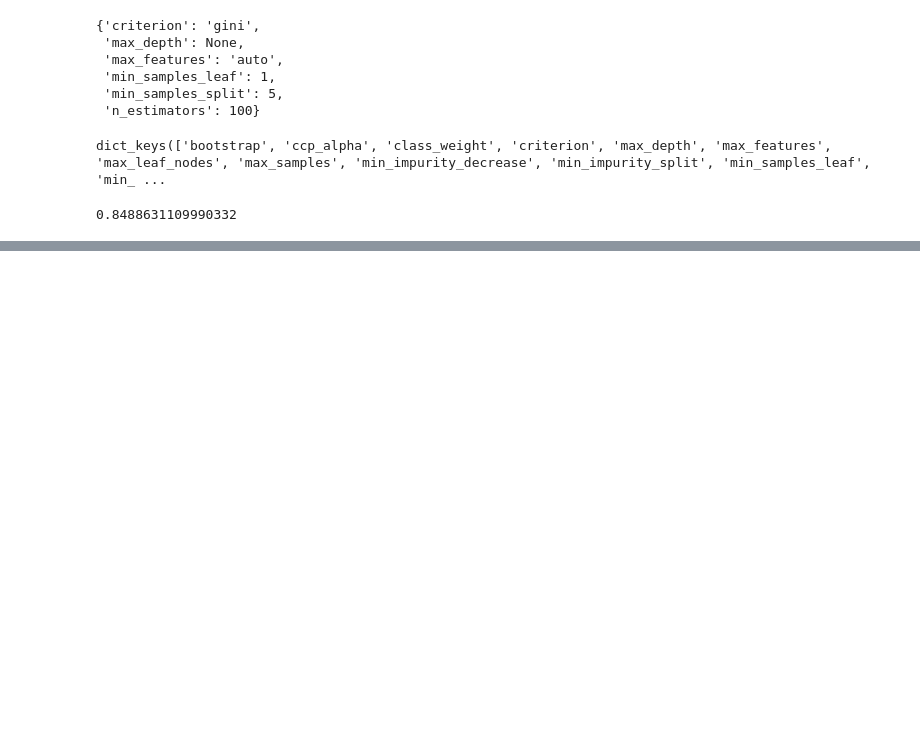
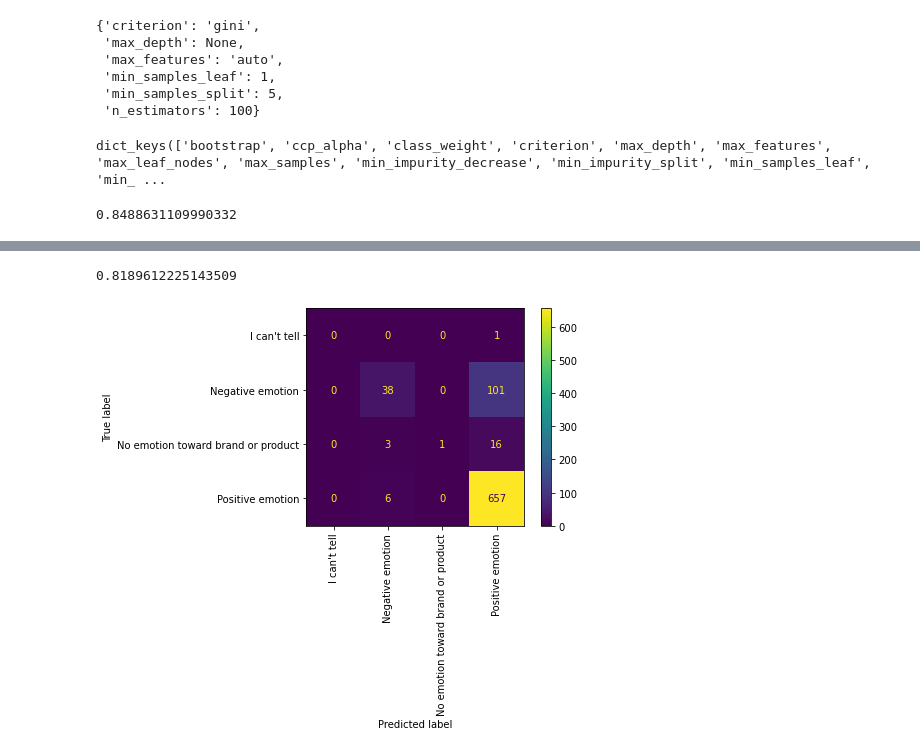
Before and after one commit to feelgd777/nlp-project-4, a Jupyter notebook: Data_Cleaning_Preprocessing-anton-Copy10.ipynb, the cells around one changed output, grey strips where cells are left out. Drawn from its saved outputs; the diff is of its cells as text; code cells hidden in the pictures; blank space fills up the shorter version.

Commit message:
updating notebook with dummy classifier and more info with gridsearch

```diff
--- a/Data_Cleaning_Preprocessing-anton-Copy10.ipynb
+++ b/Data_Cleaning_Preprocessing-anton-Copy10.ipynb
@@ -225,3 +237,7 @@ X_test_vec = cv.transform(X_test['clean_tweets'])
 X_test_vec = pd.DataFrame.sparse.from_spmatrix(X_test_vec)
 X_test_vec.columns = sorted(cv.vocabulary_)
 X_test_vec.set_index(y_test.index, inplace=True)
+# %%
+dc = DummyClassifier(strategy='most_frequent')
+# %%
+dc.fit(X_train_vec, y_train)
@@ -277,7 +301,7 @@ rfc_grid = {'n_estimators':[100, 500, 1000],
             'min_samples_split':[2, 5, 10],
             'max_features':['sqrt','log2','auto']}
 # %%
-rfc_gs = GridSearchCV(estimator=rfc_model, param_grid=rfc_grid, cv=8, n_jobs=-2)
+rfc_gs = GridSearchCV(estimator=rfc_model, param_grid=rfc_grid, scoring='recall', cv=8, n_jobs=-2)
 # %%
 rfc_gs.fit(X_train_vec, y_train)
 # %% [output]
@@ -307,0 +356,9 @@ rfc_gs.best_score_
+# %%
+mean_recall_score_rfc = pd.DataFrame(rfc_gs.cv_results_)['mean_test_score'].mean()
+mean_recall_score_rfc
+# %% [output]
+0.8189612225143509
+# %%
+plot_confusion_matrix(rfc_gs, X_test_vec, y_test, xticks_rotation='vertical');
+# %% [output]
+[figure, added]
```
Also changed, not shown: parts of 11 cells of this notebook.
